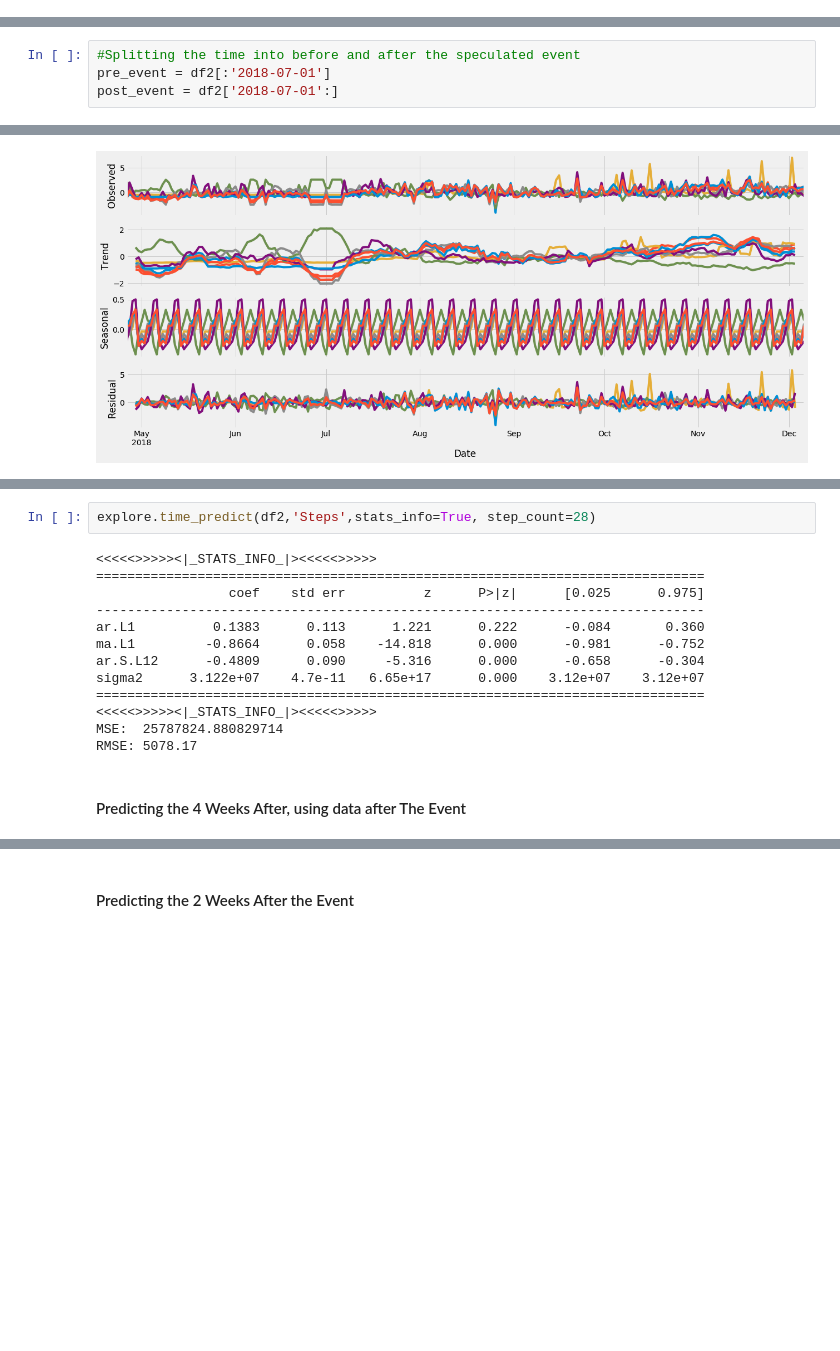
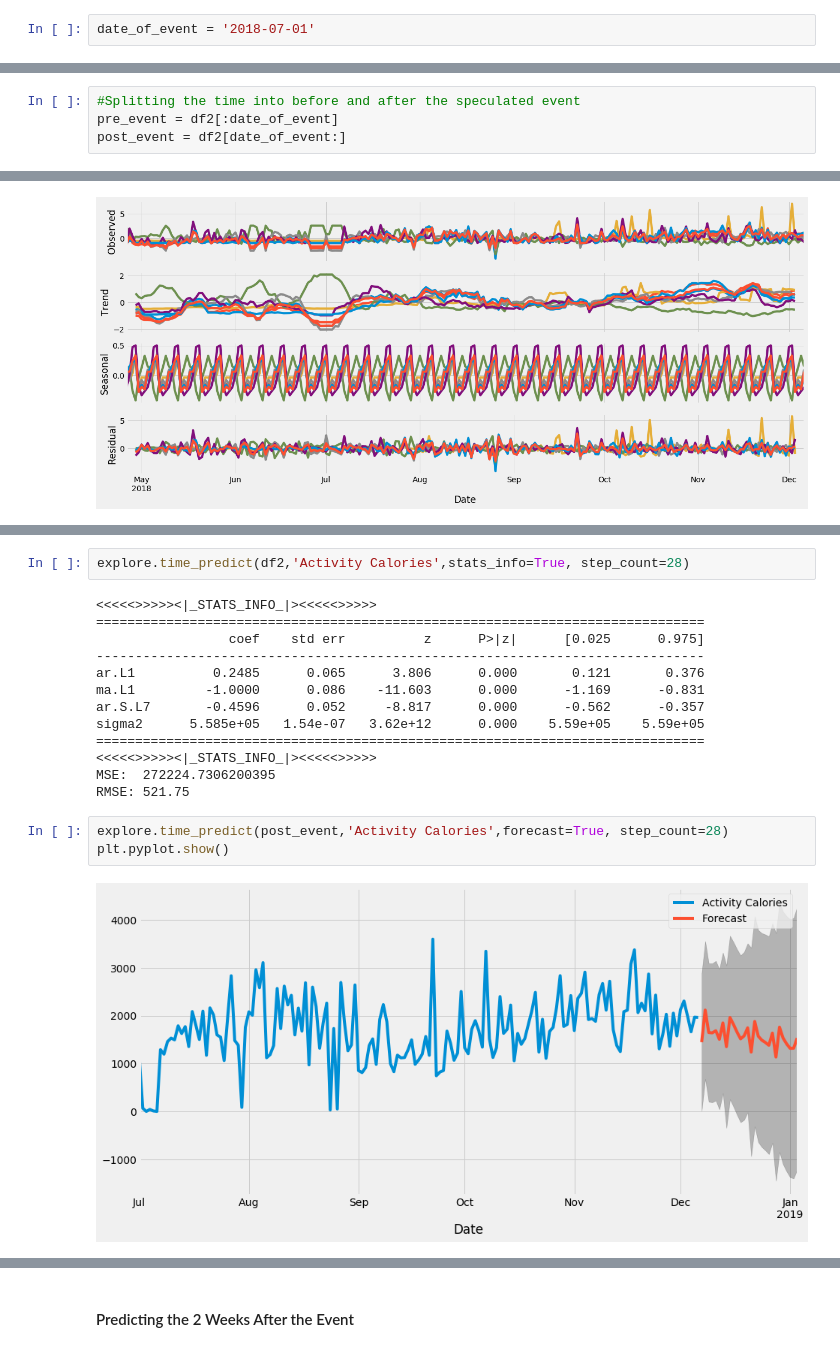
Before and after one commit to CrapWork/time-series, a Jupyter notebook: bare-bones.ipynb, the cells around one changed output, grey strips where cells are left out. Drawn from its saved outputs; the diff is of its cells as text; blank space fills up the shorter version.

```diff
--- a/bare-bones.ipynb
+++ b/bare-bones.ipynb
@@ -78,3 +71,5 @@ Index(['2018-08-26'], dtype='object')
+# %%
+date_of_event = '2018-07-01'
 # %%
 event_range = df2['2018-06':'2018-09']
 # %%
@@ -85,7 +77,7 @@ event_range.plot()
 # %%
 #Splitting the time into before and after the speculated event
-pre_event = df2[:'2018-07-01']
-post_event = df2['2018-07-01':]
+pre_event = df2[:date_of_event]
+post_event = df2[date_of_event:]
 # %%
 #This will be for testing/plotting purposes in a later section
 pre_event_with_room = df2[:'2018-08-01']
@@ -200,18 +188,21 @@ plt.pyplot.show()
 # %%
-explore.time_predict(df2,'Steps',stats_info=True, step_count=28)
+explore.time_predict(df2,'Activity Calories',stats_info=True, step_count=28)
 # %% [output]
 <<<<<>>>>><|_STATS_INFO_|><<<<<>>>>>
 ==============================================================================
                  coef    std err          z      P>|z|      [0.025      0.975]
 ------------------------------------------------------------------------------
-ar.L1          0.1383      0.113      1.221      0.222      -0.084       0.360
-ma.L1         -0.8664      0.058    -14.818      0.000      -0.981      -0.752
-ar.S.L12      -0.4809      0.090     -5.316      0.000      -0.658      -0.304
-sigma2      3.122e+07    4.7e-11   6.65e+17      0.000    3.12e+07    3.12e+07
+ar.L1          0.2485      0.065      3.806      0.000       0.121       0.376
+ma.L1         -1.0000      0.086    -11.603      0.000      -1.169      -0.831
+ar.S.L7       -0.4596      0.052     -8.817      0.000      -0.562      -0.357
+sigma2      5.585e+05   1.54e-07   3.62e+12      0.000    5.59e+05    5.59e+05
 ==============================================================================
 <<<<<>>>>><|_STATS_INFO_|><<<<<>>>>>
-MSE:  25787824.880829714
-RMSE: 5078.17
+MSE:  272224.7306200395
+RMSE: 521.75
-# %% [markdown]
-#### Predicting the 4 Weeks After, using data after The Event
+# %%
+explore.time_predict(post_event,'Activity Calories',forecast=True, step_count=28)
+plt.pyplot.show()
+# %% [output]
+[figure, added]
 # %%
```
Also changed, not shown: parts of 24 cells of this notebook, 1 other file.
